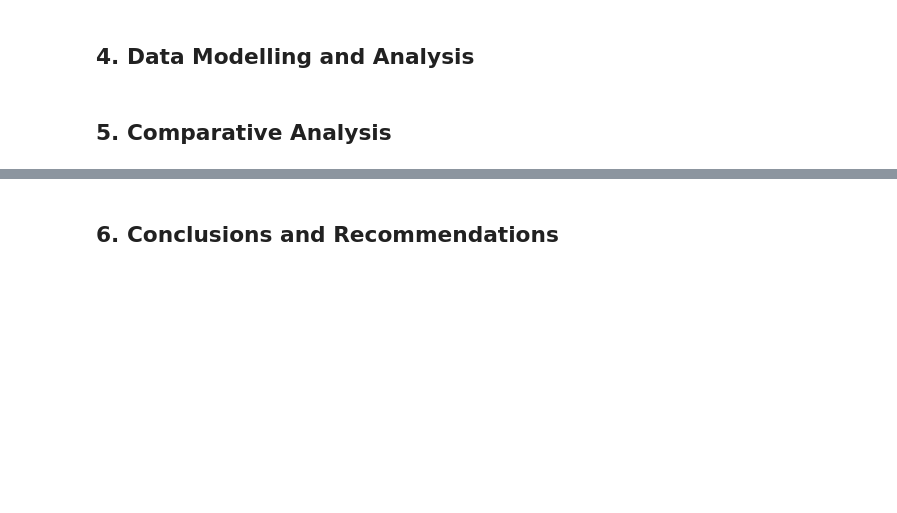
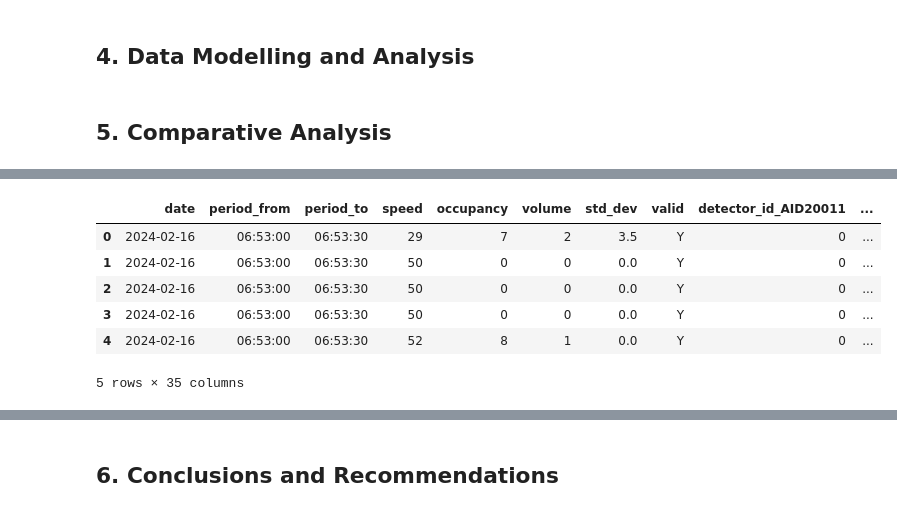
Before and after one commit to linxianying/G12_GuidedProject, a Jupyter notebook: traffic_air_sg.ipynb, the cells around one changed output, grey strips where cells are left out. Cells and saved outputs as stored; diff of their text form; code cells hidden in the pictures; blank space fills up the shorter version.

```diff
--- a/traffic_air_sg.ipynb
+++ b/traffic_air_sg.ipynb
@@ -729,0 +757,12 @@ plt.show()
+# %%
+data_encoded = pd.get_dummies(hk_traffic_df, columns=['detector_id', 'direction', 'lane_id'], dtype=int)
+# Display the first few rows of the encoded DataFrame
+data_encoded.head()
+# %% [output]
+|  | date | period_from | period_to | speed | occupancy | volume | std_dev | valid | detector_id_AID20011 | ... |
+| 0 | 2024-02-16 | 06:53:00 | 06:53:30 | 29 | 7 | 2 | 3.5 | Y | 0 | ... |
+| 1 | 2024-02-16 | 06:53:00 | 06:53:30 | 50 | 0 | 0 | 0.0 | Y | 0 | ... |
+| 2 | 2024-02-16 | 06:53:00 | 06:53:30 | 50 | 0 | 0 | 0.0 | Y | 0 | ... |
+| 3 | 2024-02-16 | 06:53:00 | 06:53:30 | 50 | 0 | 0 | 0.0 | Y | 0 | ... |
+| 4 | 2024-02-16 | 06:53:00 | 06:53:30 | 52 | 8 | 1 | 0.0 | Y | 0 | ... |
+5 rows × 35 columns
```
Also changed, not shown: parts of 8 cells of this notebook.
